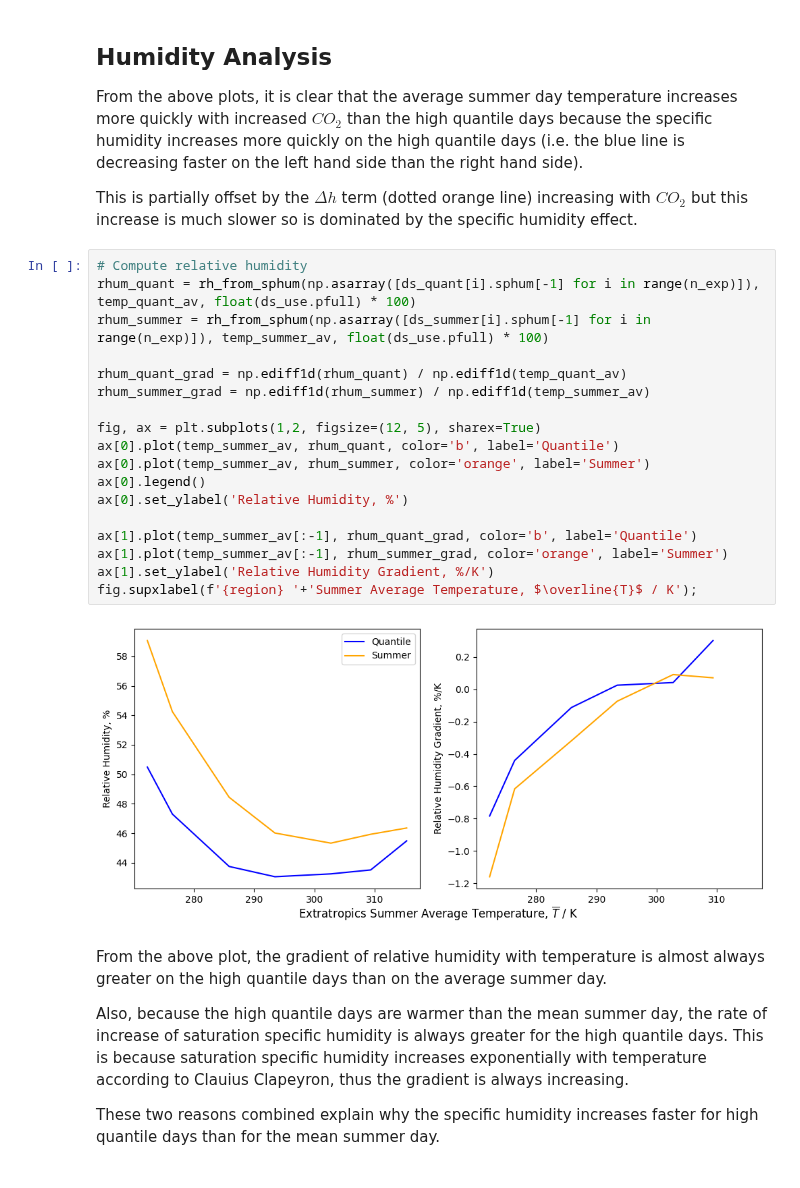
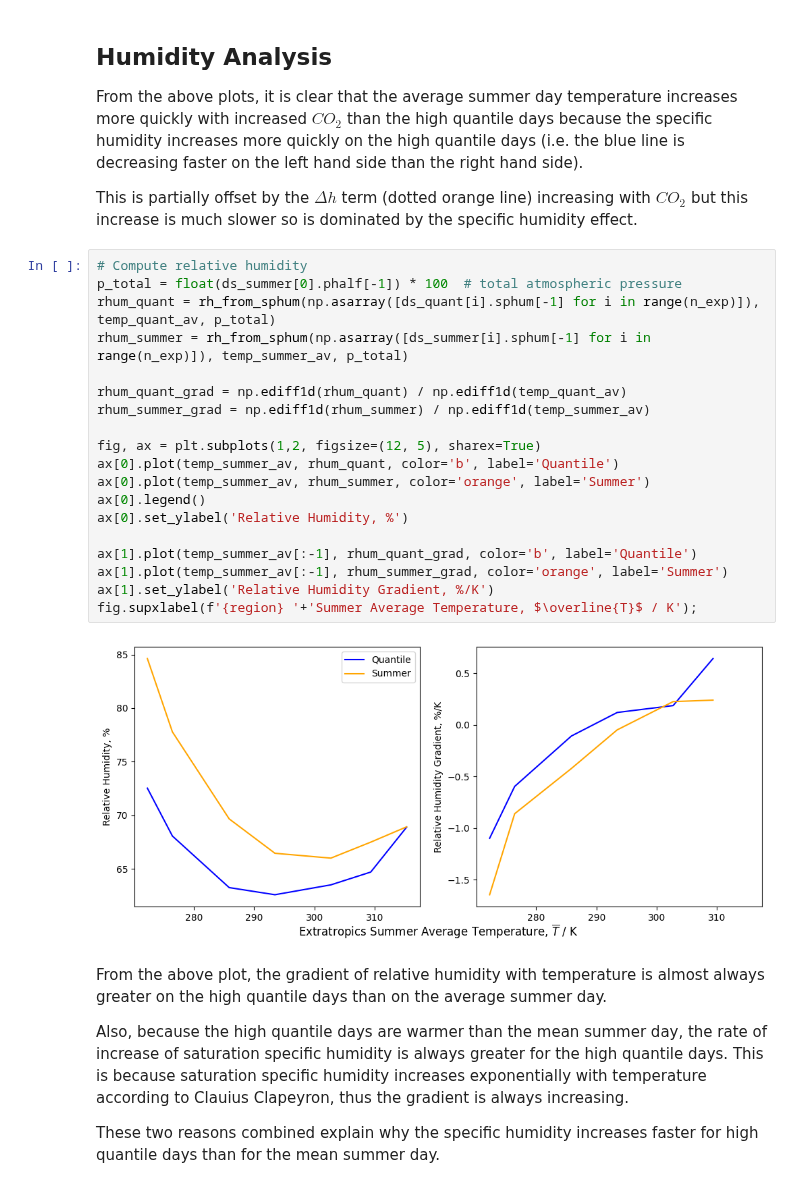
Before and after one commit to jduffield65/Isca, a Jupyter notebook: jobs/tau_sweep/aquaplanet/extratrop_extremes.ipynb, the cells around one changed output. Drawn from its saved outputs; the diff is of its cells as text.

```diff
--- a/jobs/tau_sweep/aquaplanet/extratrop_extremes.ipynb
+++ b/jobs/tau_sweep/aquaplanet/extratrop_extremes.ipynb
@@ -242,24 +244,25 @@ From the above plots, it is clear that the average summer day temperature increa
 This is partially offset by the $\Delta h$ term (dotted orange line) increasing with $CO_2$ but this increase is much slower so is dominated by the specific humidity effect.
 # %%
 # Compute relative humidity
-rhum_quant = rh_from_sphum(np.asarray([ds_quant[i].sphum[-1] for i in range(n_exp)]), temp_quant_av, float(ds_use.pfull) * 100)
-rhum_summer = rh_from_sphum(np.asarray([ds_summer[i].sphum[-1] for i in range(n_exp)]), temp_summer_av, float(ds_use.pfull) * 100)
+p_total = float(ds_summer[0].phalf[-1]) * 100  # total atmospheric pressure
+rhum_quant = rh_from_sphum(np.asarray([ds_quant[i].sphum[-1] for i in range(n_exp)]), temp_quant_av, p_total)
+rhum_summer = rh_from_sphum(np.asarray([ds_summer[i].sphum[-1] for i in range(n_exp)]), temp_summer_av, p_total)
 
 rhum_quant_grad = np.ediff1d(rhum_quant) / np.ediff1d(temp_quant_av)
 rhum_summer_grad = np.ediff1d(rhum_summer) / np.ediff1d(temp_summer_av)
 
 fig, ax = plt.subplots(1,2, figsize=(12, 5), sharex=True)
 ax[0].plot(temp_summer_av, rhum_quant, color='b', label='Quantile')
 ax[0].plot(temp_summer_av, rhum_summer, color='orange', label='Summer')
 ax[0].legend()
 ax[0].set_ylabel('Relative Humidity, %')
 
 ax[1].plot(temp_summer_av[:-1], rhum_quant_grad, color='b', label='Quantile')
 ax[1].plot(temp_summer_av[:-1], rhum_summer_grad, color='orange', label='Summer')
 ax[1].set_ylabel('Relative Humidity Gradient, %/K')
 fig.supxlabel(f'{region} '+'Summer Average Temperature, $\overline{T}$ / K');
 # %% [output]
-[figure, old version]
+[figure, new version]
 # %% [markdown]
 From the above plot, the gradient of relative humidity with temperature is almost always greater on the high quantile days than on the average summer day.
 
```
Also changed, not shown: parts of 1 cell of this notebook, 2 other files.
